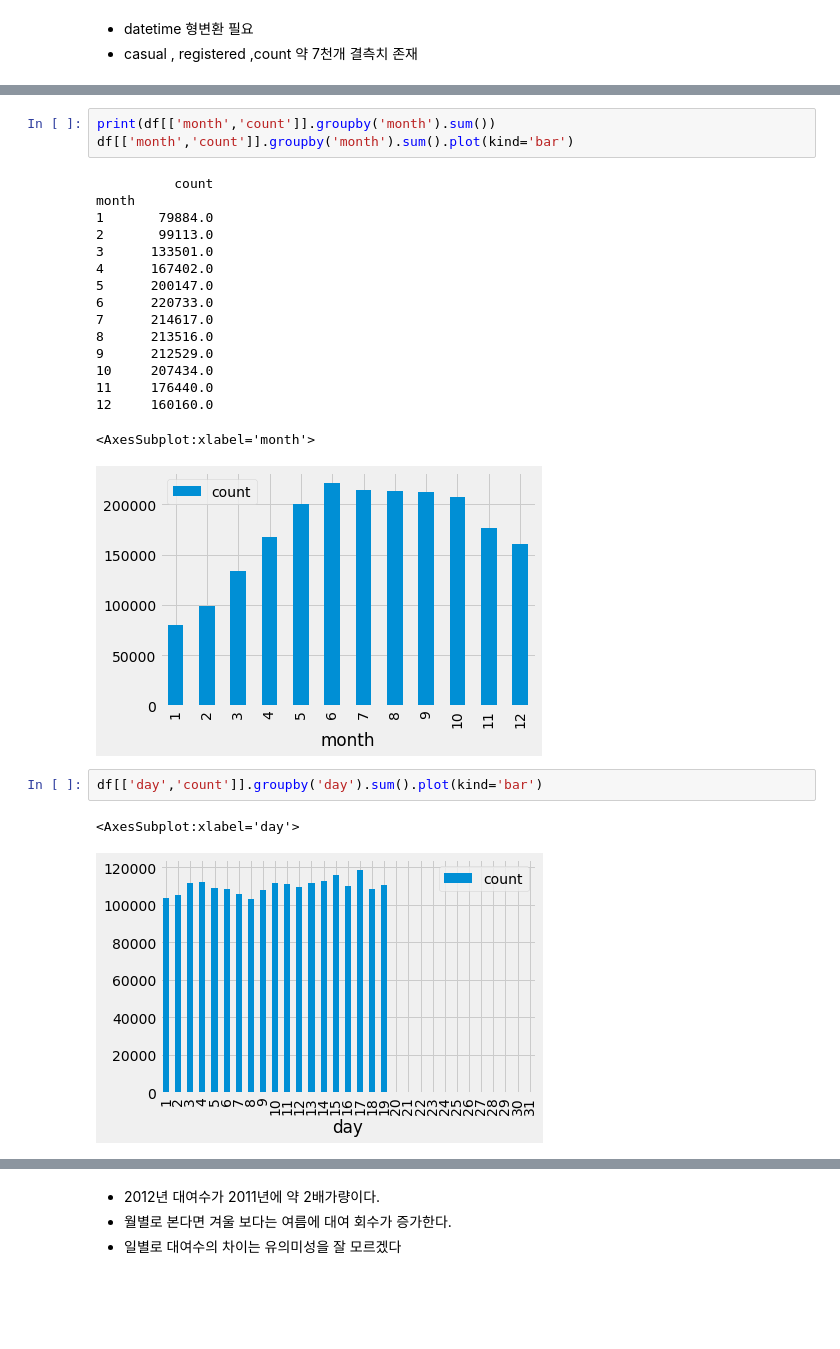
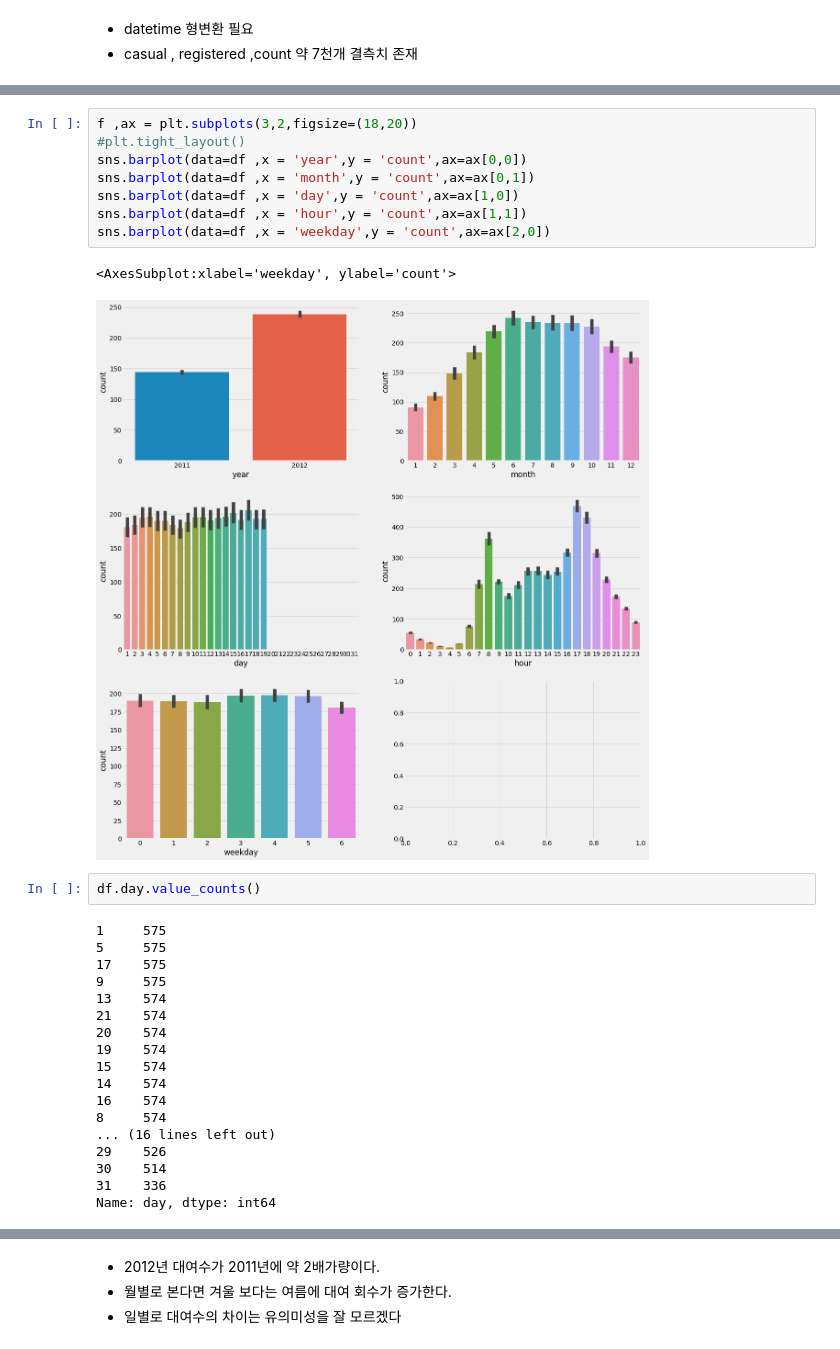
Before and after one commit to wodms1/AIFFEL_first, a Jupyter notebook: transcription_project/Bike_Sharing_Demand/My_Bike_Sharing_Demand.ipynb, the cells around one changed output, grey strips where cells are left out. Saved outputs shown, nothing was run; the diff lists cells and outputs as text; blank space fills up the shorter version.

```diff
--- a/transcription_project/Bike_Sharing_Demand/My_Bike_Sharing_Demand.ipynb
+++ b/transcription_project/Bike_Sharing_Demand/My_Bike_Sharing_Demand.ipynb
@@ -124,25 +176,31 @@ year
-# %%
-print(df[['month','count']].groupby('month').sum())
-df[['month','count']].groupby('month').sum().plot(kind='bar')
-# %% [output]
-          count
-month
-1       79884.0
-2       99113.0
-3      133501.0
-4      167402.0
-5      200147.0
-6      220733.0
-7      214617.0
-8      213516.0
-9      212529.0
-10     207434.0
-11     176440.0
-12     160160.0
-<AxesSubplot:xlabel='month'>
-[figure, removed]
-# %%
-df[['day','count']].groupby('day').sum().plot(kind='bar')
-# %% [output]
-<AxesSubplot:xlabel='day'>
-[figure, removed]
+# %%
+f ,ax = plt.subplots(3,2,figsize=(18,20))
+#plt.tight_layout()
+sns.barplot(data=df ,x = 'year',y = 'count',ax=ax[0,0])
+sns.barplot(data=df ,x = 'month',y = 'count',ax=ax[0,1])
+sns.barplot(data=df ,x = 'day',y = 'count',ax=ax[1,0])
+sns.barplot(data=df ,x = 'hour',y = 'count',ax=ax[1,1])
+sns.barplot(data=df ,x = 'weekday',y = 'count',ax=ax[2,0])
+# %% [output]
+<AxesSubplot:xlabel='weekday', ylabel='count'>
+[figure, added]
+# %%
+df.day.value_counts()
+# %% [output]
+1     575
+5     575
+17    575
+9     575
+13    574
+21    574
+20    574
+19    574
+15    574
+14    574
+16    574
+8     574
+... (16 lines left out)
+29    526
+30    514
+31    336
+Name: day, dtype: int64
```
Also changed, not shown: parts of 119 cells of this notebook, 13 other files.
